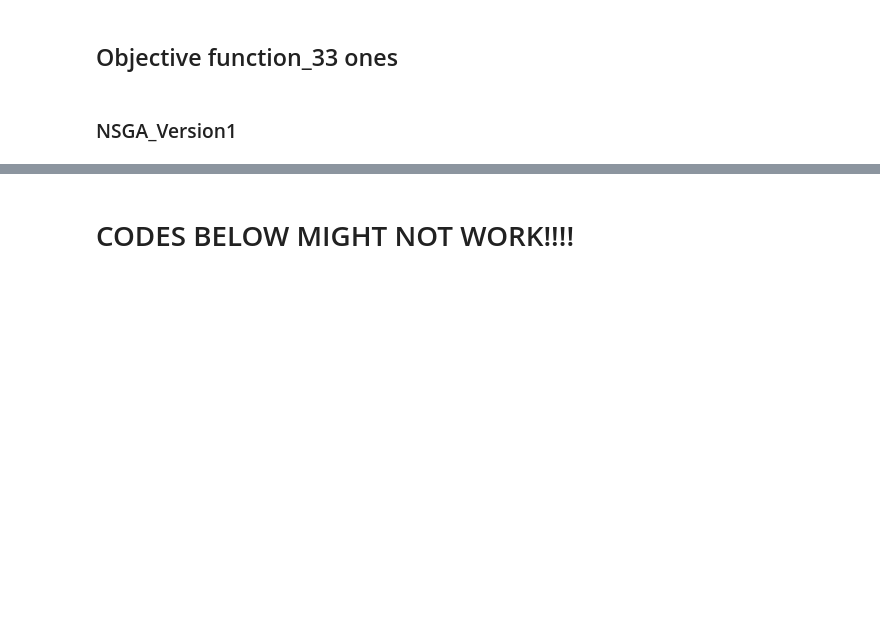
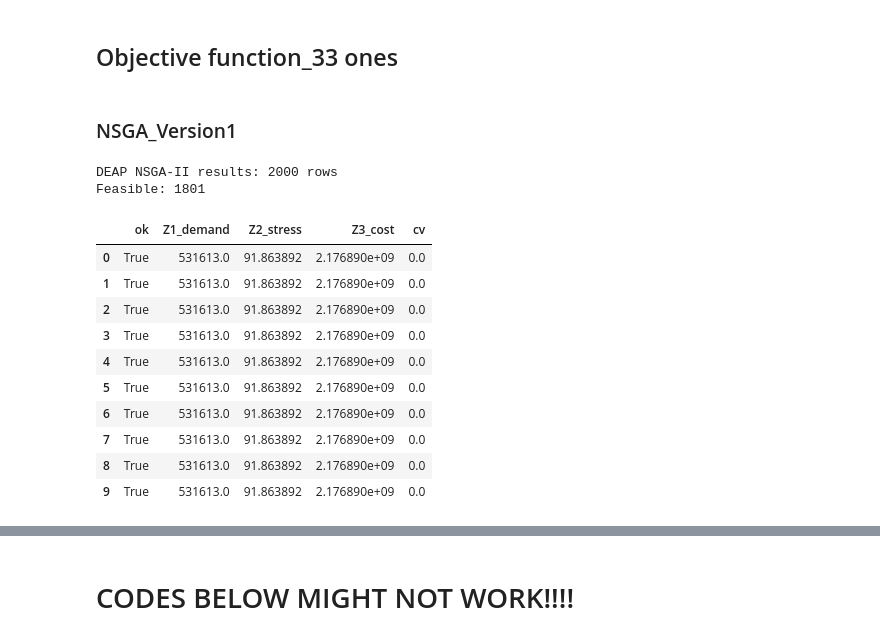
Before and after one commit to jmanzolli/VeloraApp, a Jupyter notebook: BIXI_Data_V6_ReadingFiles.ipynb, the cells around one changed output, grey strips where cells are left out. Drawn from its saved outputs; the diff is of its cells as text; code cells hidden in the pictures; blank space fills up the shorter version.

```diff
--- a/BIXI_Data_V6_ReadingFiles.ipynb
+++ b/BIXI_Data_V6_ReadingFiles.ipynb
@@ -1905,7 +1905,7 @@ from tqdm import tqdm
 # ----------------------------
 # Hyperparameters (tune later)
 # ----------------------------
-DEAP_POP   = 400   # used 2000; start smaller for speed, then increase
+DEAP_POP   = 2000   # used 2000; start smaller for speed, then increase
 DEAP_GEN   = 80
 DEAP_CXPB  = 0.9
 DEAP_MUTPB = 0.2
@@ -2150,33 +2150,47 @@ for gen in tqdm(range(DEAP_GEN), desc="DEAP NSGA-II", unit="gen"):
     for ind in offspring:
         if random.random() < DEAP_MUTPB:
             toolbox.mutate(ind)
             del ind.fitness.values
 
     invalid = [ind for ind in offspring if not ind.fitness.valid]
     for ind in invalid:
         ind.fitness.values = toolbox.evaluate(ind)
 
     pop = toolbox.select(pop + offspring, DEAP_POP)
 
 # ----------------------------
 # Build results table
 # ----------------------------
 rows = []
 for ind in pop:
     y, x, z = _decode(ind)
     Z1 = sum(_D[i] * y[i] for i in _N)
     Z2 = sum(get_LTS(i, j) * x[(i, j)] for (i, j) in _L)
     Z3 = sum(get_Cup(i, j) * x[(i, j)] for (i, j) in _L) + C_dock * sum(z[i] for i in _N)
     if C_station > 0:
         Z3 += C_station * sum(y.values())
 
     cv = _constraint_violation(y, x, z)
     rows.append({"ok": cv == 0, "Z1_demand": Z1, "Z2_stress": Z2, "Z3_cost": Z3, "cv": cv})
 
 df_nsga_deap = pd.DataFrame(rows)
 print("DEAP NSGA-II results:", len(df_nsga_deap), "rows")
 print("Feasible:", int(df_nsga_deap["ok"].sum()))
 df_nsga_deap.head(10)
+# %% [output]
+DEAP NSGA-II results: 2000 rows
+Feasible: 1801
+|  | ok | Z1_demand | Z2_stress | Z3_cost | cv |
+| 0 | True | 531613.0 | 91.863892 | 2.176890e+09 | 0.0 |
+| 1 | True | 531613.0 | 91.863892 | 2.176890e+09 | 0.0 |
+| 2 | True | 531613.0 | 91.863892 | 2.176890e+09 | 0.0 |
+| 3 | True | 531613.0 | 91.863892 | 2.176890e+09 | 0.0 |
+| 4 | True | 531613.0 | 91.863892 | 2.176890e+09 | 0.0 |
+| 5 | True | 531613.0 | 91.863892 | 2.176890e+09 | 0.0 |
+| 6 | True | 531613.0 | 91.863892 | 2.176890e+09 | 0.0 |
+| 7 | True | 531613.0 | 91.863892 | 2.176890e+09 | 0.0 |
+| 8 | True | 531613.0 | 91.863892 | 2.176890e+09 | 0.0 |
+| 9 | True | 531613.0 | 91.863892 | 2.176890e+09 | 0.0 |
 # %%
 # ============================================================
 # A) Pick best solution from NSGA population and save outputs
```
Also changed, not shown: parts of 6 cells of this notebook.
